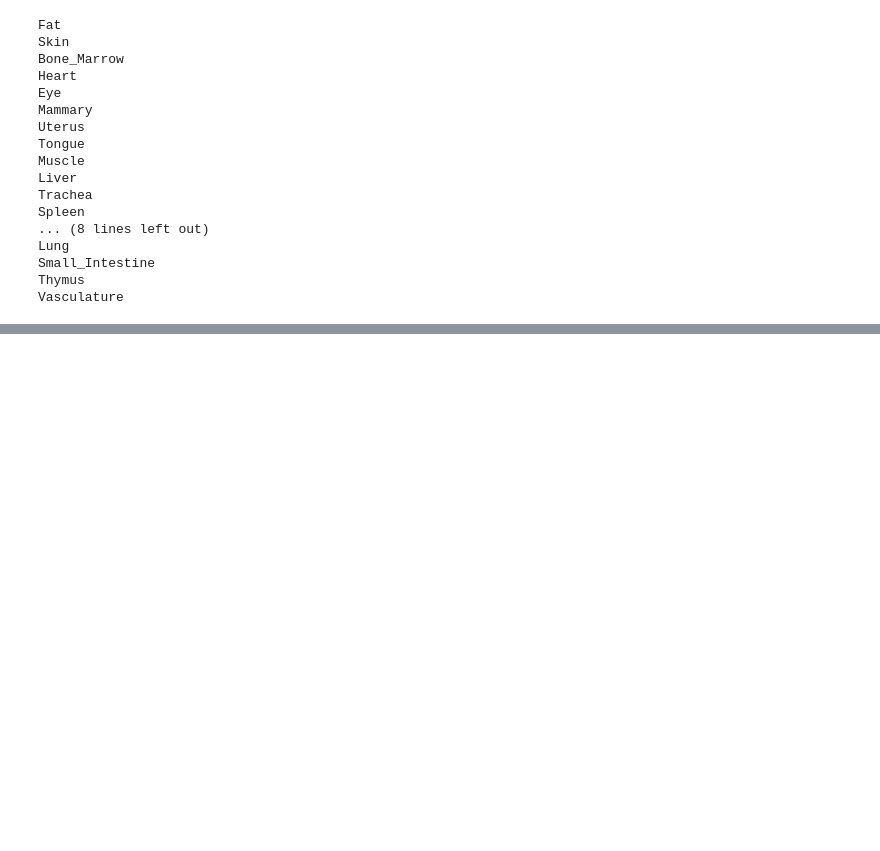
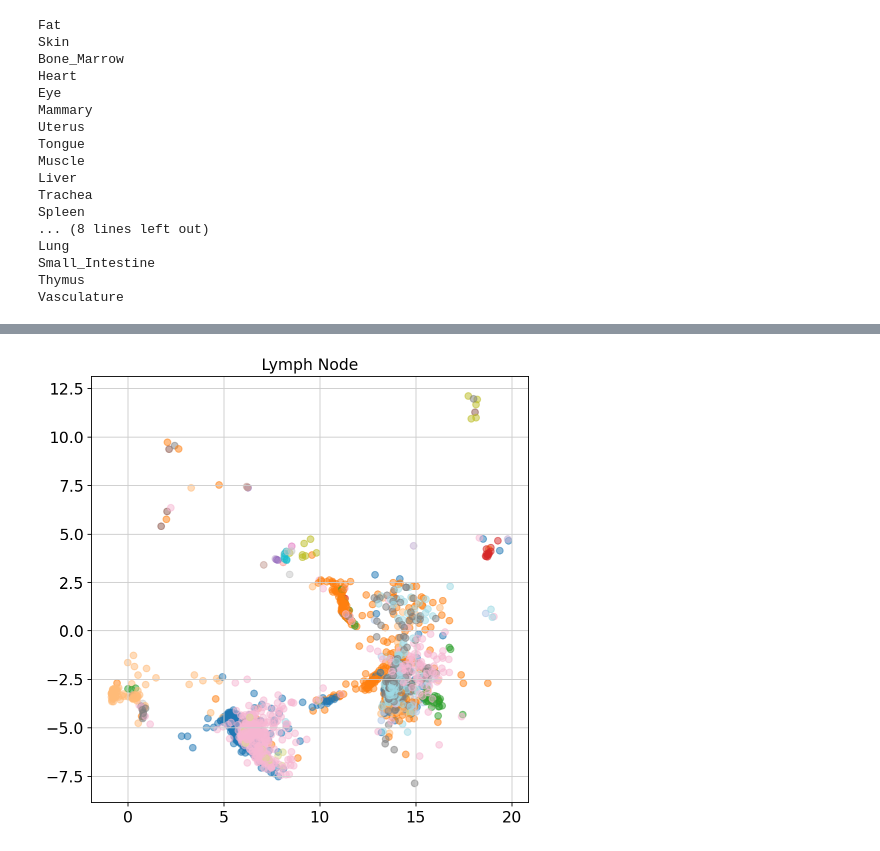
Before and after one commit to daklab/Leaflet-analysis, a Jupyter notebook: tabula_sapien/01_scanpy_workflow.ipynb, the cells around one changed output, grey strips where cells are left out. Cells and saved outputs as stored; diff of their text form; code cells hidden in the pictures; blank space fills up the shorter version.

```diff
--- a/tabula_sapien/01_scanpy_workflow.ipynb
+++ b/tabula_sapien/01_scanpy_workflow.ipynb
@@ -205,0 +268,4 @@ ss2[ss2.index.isin(tsp1_bams.filename)]
+# %%
+LN = ss2[ss2["organ_tissue"] == "Lymph_Node"]
+umap = umap[umap.cell_id.isin(LN.index)]
+umap.head()
@@ -205,0 +279,7 @@ ss2[ss2.index.isin(tsp1_bams.filename)]
+# %%
+# change umap columns to UMAP1, UMAP2
+umap.columns = ['UMAP1', 'UMAP2', 'cell_id']
+# %%
+ss2["cell_id"] = ss2.index
+# merge ss2 and umap
+umap = ss2.merge(umap)
@@ -205,0 +292,14 @@ ss2[ss2.index.isin(tsp1_bams.filename)]
+# %%
+# assign unique colors to free_annotation column and use those to make scatterplot
+annotations = umap['free_annotation'].unique()
+
+# Then we generate a list of colors for these labels.
+colors = plt.cm.tab20(np.linspace(0, 1, len(annotations)))
+
+# Now we create a dictionary that maps annotations to colors.
+annotation_to_color = dict(zip(annotations, colors))
+
+# We apply this mapping to the 'free_annotation' column to get the actual color values.
+umap['color'] = umap['free_annotation'].map(annotation_to_color)
+
+umap
@@ -205,0 +320,12 @@ ss2[ss2.index.isin(tsp1_bams.filename)]
+# %%
+# Create a list of patches to use as handles in the legend
+from matplotlib.patches import Patch
+legend_handles = [Patch(color=annotation_to_color[annotation], label=annotation) for annotation in annotations]
+
+# plt scatter plot of umap1 vs umap2 and color by free_annotation
+plt.figure(figsize=(7,7))
+plt.scatter(umap["UMAP1"], umap["UMAP2"], c=umap["color"], cmap="tab20", alpha=0.5)
+plt.title("Lymph Node")
+plt.show()
+# %% [output]
+[figure, added]
```
Also changed, not shown: parts of 17 cells of this notebook, 6 other files.
